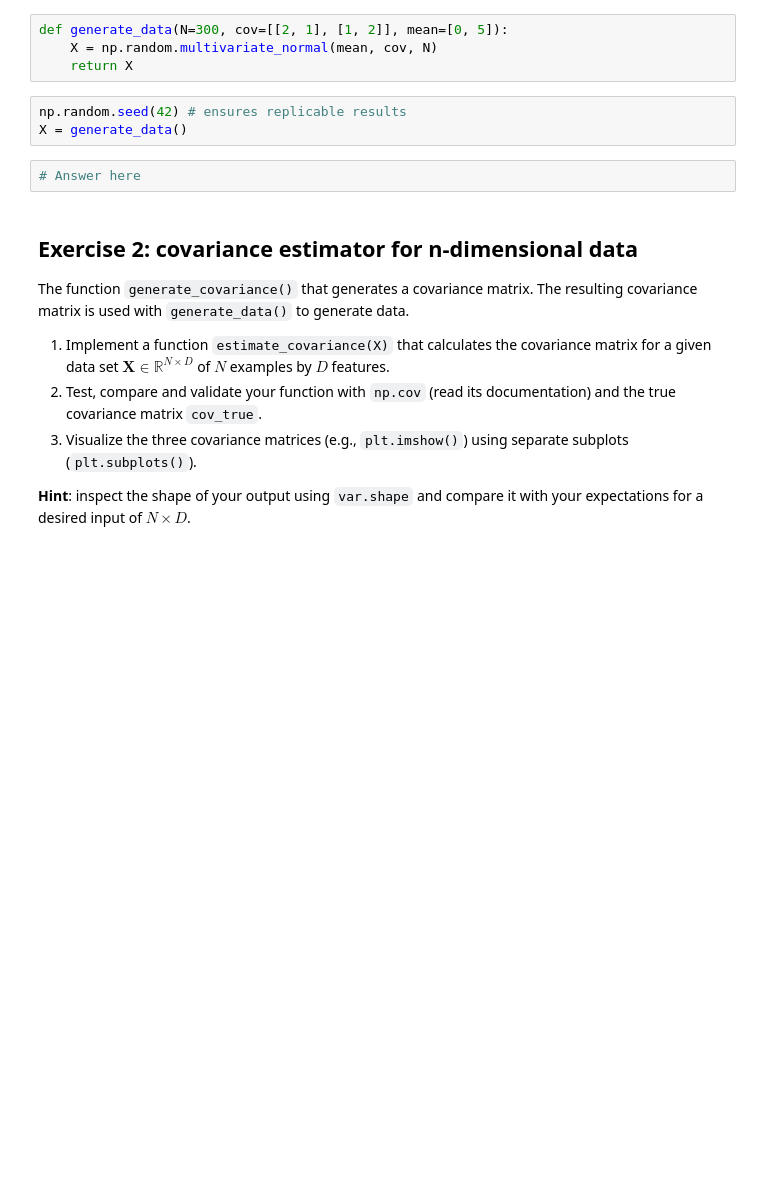
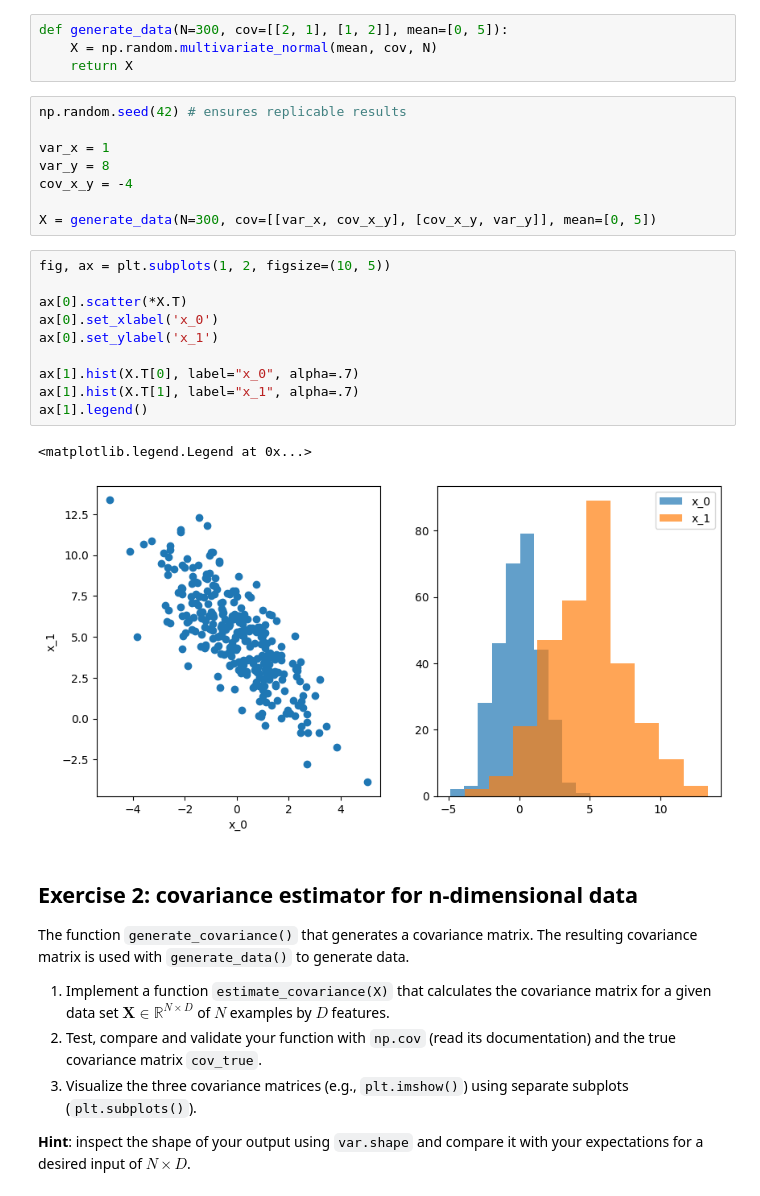
Before and after one commit to RobertvdLeeuw/nix-radboud, a Jupyter notebook: assignment_02_covariance_matrix_BCI.ipynb, the cells around one changed output. Cells and saved outputs as stored; diff of their text form; blank space fills up the shorter version.

```diff
--- a/assignment_02_covariance_matrix_BCI.ipynb
+++ b/assignment_02_covariance_matrix_BCI.ipynb
@@ -16,9 +16,25 @@ def generate_data(N=300, cov=[[2, 1], [1, 2]], mean=[0, 5]):
     return X
 # %%
 np.random.seed(42) # ensures replicable results
-X = generate_data()
+
+var_x = 1
+var_y = 8
+cov_x_y = -4
+
+X = generate_data(N=300, cov=[[var_x, cov_x_y], [cov_x_y, var_y]], mean=[0, 5])
-# %%
-# Answer here
+# %%
+fig, ax = plt.subplots(1, 2, figsize=(10, 5))
+
+ax[0].scatter(*X.T)
+ax[0].set_xlabel('x_0')
+ax[0].set_ylabel('x_1')
+
+ax[1].hist(X.T[0], label="x_0", alpha=.7)
+ax[1].hist(X.T[1], label="x_1", alpha=.7)
+ax[1].legend()
+# %% [output]
+<matplotlib.legend.Legend at 0x...>
+[figure, added]
 # %% [markdown]
 ## Exercise 2: covariance estimator for n-dimensional data
 The function `generate_covariance()` that generates a covariance matrix. The resulting covariance matrix is used with `generate_data()` to generate data.
```
Also changed, not shown: parts of 10 cells of this notebook, 16 other files.
